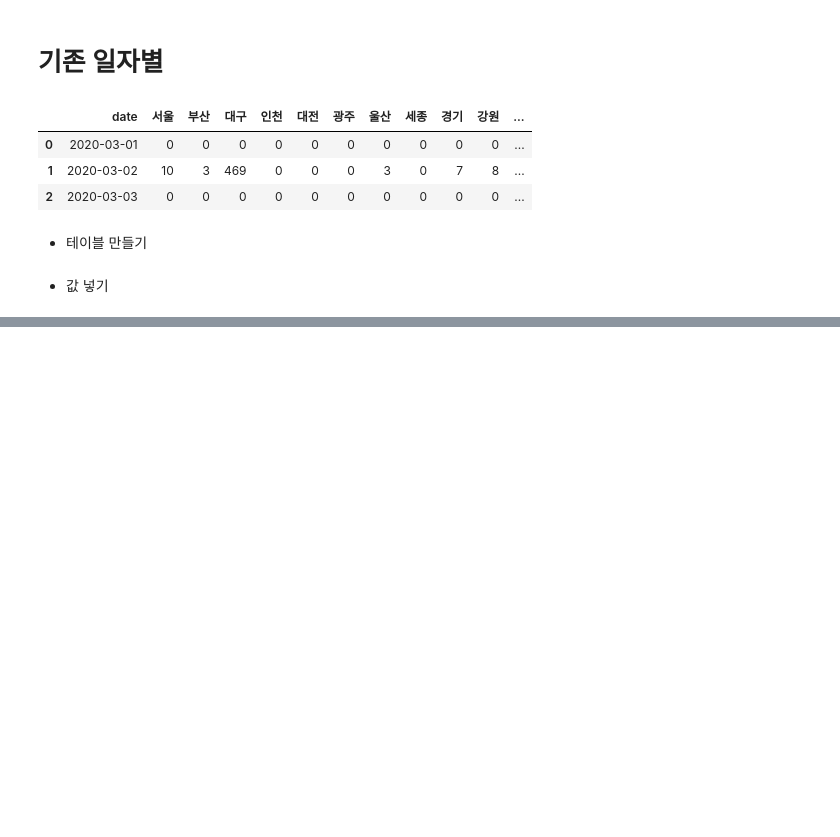
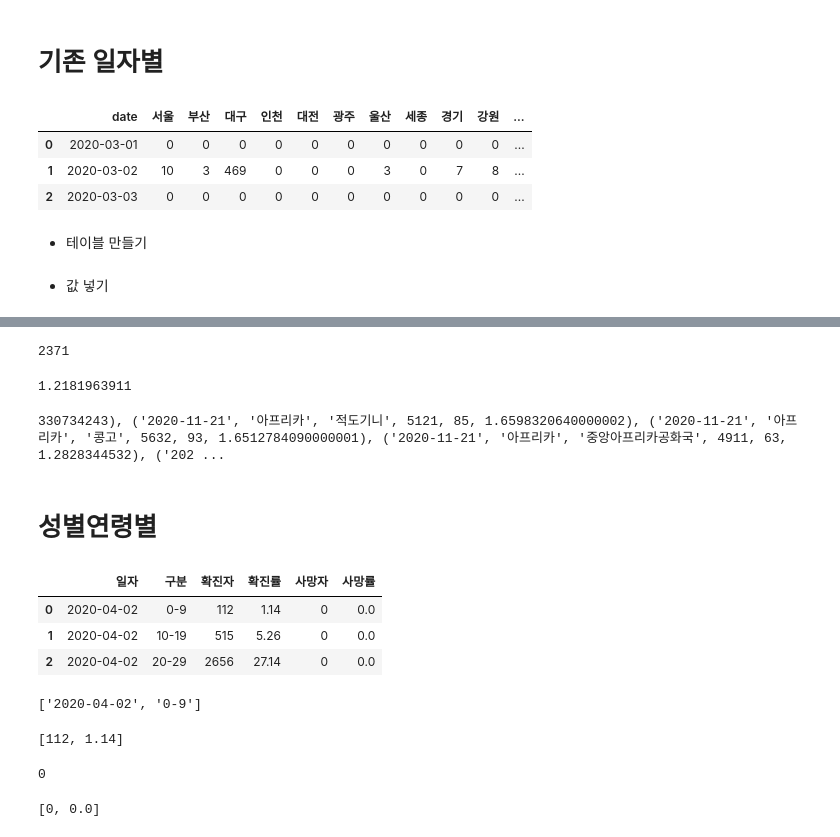
Before and after one commit to beegramin9/Flask, a Jupyter notebook: 3_module/db/dbtest.ipynb, the cells around one changed output, grey strips where cells are left out. Saved outputs shown, nothing was run; the diff lists cells and outputs as text; code cells hidden in the pictures; blank space fills up the shorter version.

```diff
--- a/3_module/db/dbtest.ipynb
+++ b/3_module/db/dbtest.ipynb
@@ -139,0 +416,10 @@ sql = """ select * from daily where """
+# %%
+int_col = world.iloc[0, 4]
+int_col
+# %% [output]
+2371
+# %%
+float_col = world.iloc[0,-1]
+float_col
+# %% [output]
+1.2181963911
@@ -139,0 +436,24 @@ sql = """ select * from daily where """
+# %%
+def get_world_data(date):
+    sql = """ select * from world where date = ? """
+    cur.execute(sql, (date,))
+    rows = cur.fetchall()
+    return rows
+    conn.commit()
+
+
+print(get_world _data('2020-11-21'))
+# print(get_world_data('2020-11-21'))
+# %% [output]
+330734243), ('2020-11-21', '아프리카', '적도기니', 5121, 85, 1.6598320640000002), ('2020-11-21', '아프리카', '콩고', 5632, 93, 1.6512784090000001), ('2020-11-21', '아프리카', '중앙아프리카공화국', 4911, 63, 1.2828344532), ('202 ...
+# %% [markdown]
+# 성별연령별
+# %%
+demographic = pd.read_csv('../static/data/covid/성별연령별.csv',sep=',',encoding='utf8')
+del demographic['Unnamed: 0']
+demorgraphic.head(3)
+# %% [output]
+|  | 일자 | 구분 | 확진자 | 확진률 | 사망자 | 사망률 |
+| 0 | 2020-04-02 | 0-9 | 112 | 1.14 | 0 | 0.0 |
+| 1 | 2020-04-02 | 10-19 | 515 | 5.26 | 0 | 0.0 |
+| 2 | 2020-04-02 | 20-29 | 2656 | 27.14 | 0 | 0.0 |
@@ -139,0 +471,20 @@ sql = """ select * from daily where """
+# %%
+text_col = list(demographic.iloc[0, 0:2])
+text_col
+# %% [output]
+['2020-04-02', '0-9']
+# %%
+# 원래는 정수끼리, float끼리 모아놓음
+int_col = list(demographic.iloc[0, 2:4])
+int_col
+# %% [output]
+[112, 1.14]
+# %%
+demographic.iloc[0, 4]
+# %% [output]
+0
+# %%
+float_col = list(demographic.iloc[0, 4:])
+float_col
+# %% [output]
+[0, 0.0]
```
Also changed, not shown: parts of 41 cells of this notebook, 12 other files.
